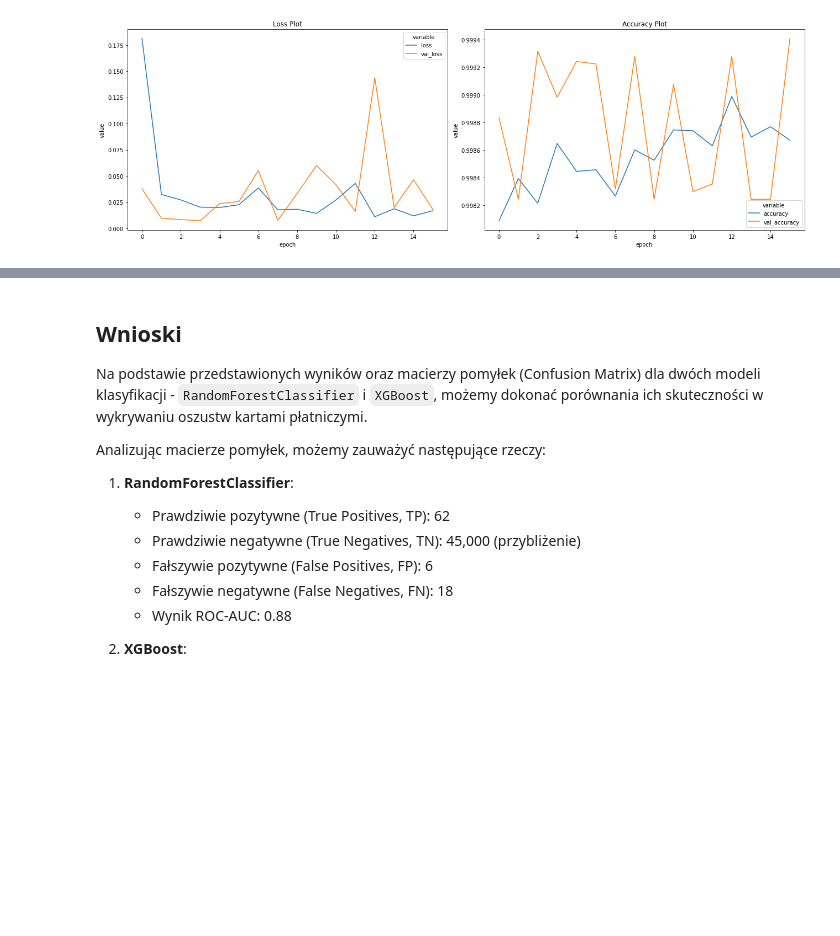
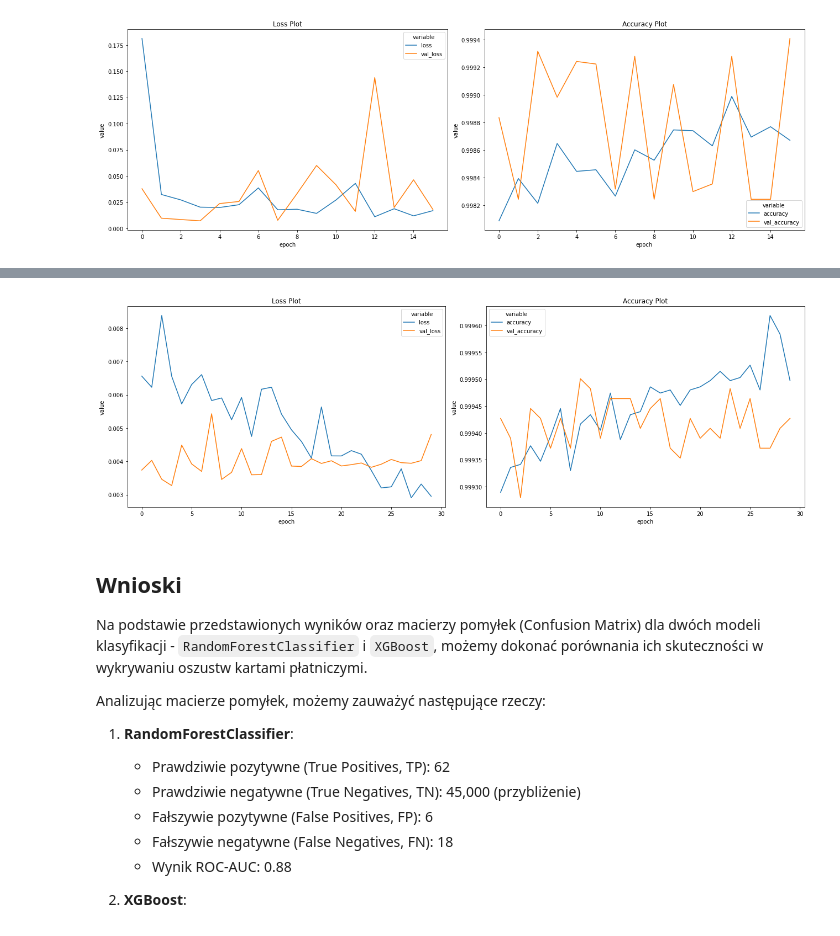
Before and after one commit to Kozioleczek/credit-card-fraud, a Jupyter notebook: sprawozdanie.ipynb, the cells around one changed output, grey strips where cells are left out. Cells and saved outputs as stored; diff of their text form; code cells hidden in the pictures; blank space fills up the shorter version.

```diff
--- a/sprawozdanie.ipynb
+++ b/sprawozdanie.ipynb
@@ -786,3 +842,7 @@ chart_loss_accuracy(history)
+# %%
+chart_loss_accuracy(history)
+# %% [output]
+[figure, added]
 # %% [markdown]
 ## Wnioski
 
```
Also changed, not shown: parts of 5 cells of this notebook.
